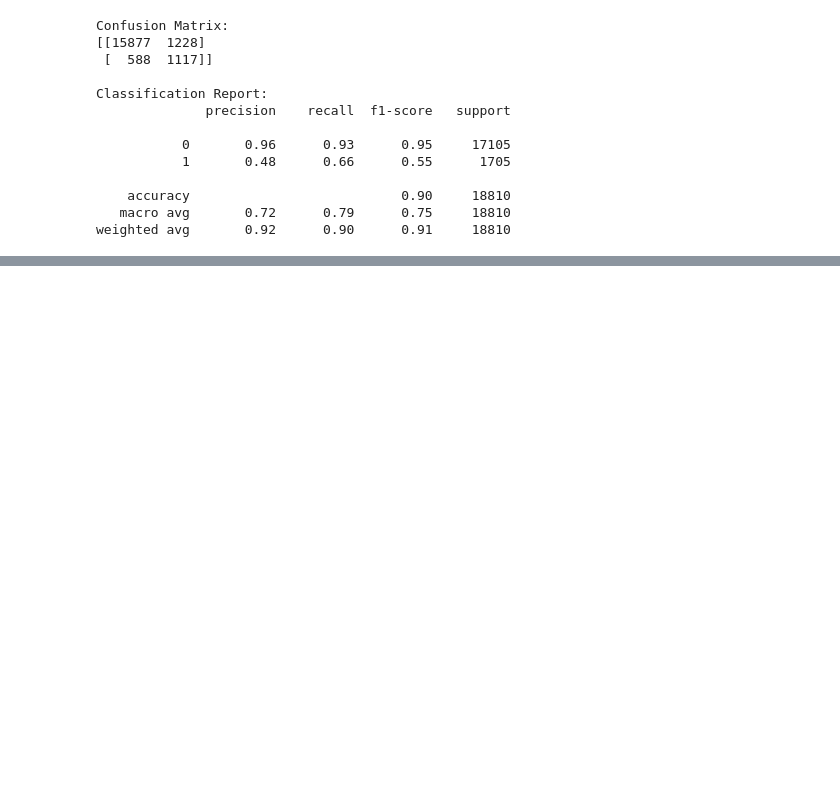
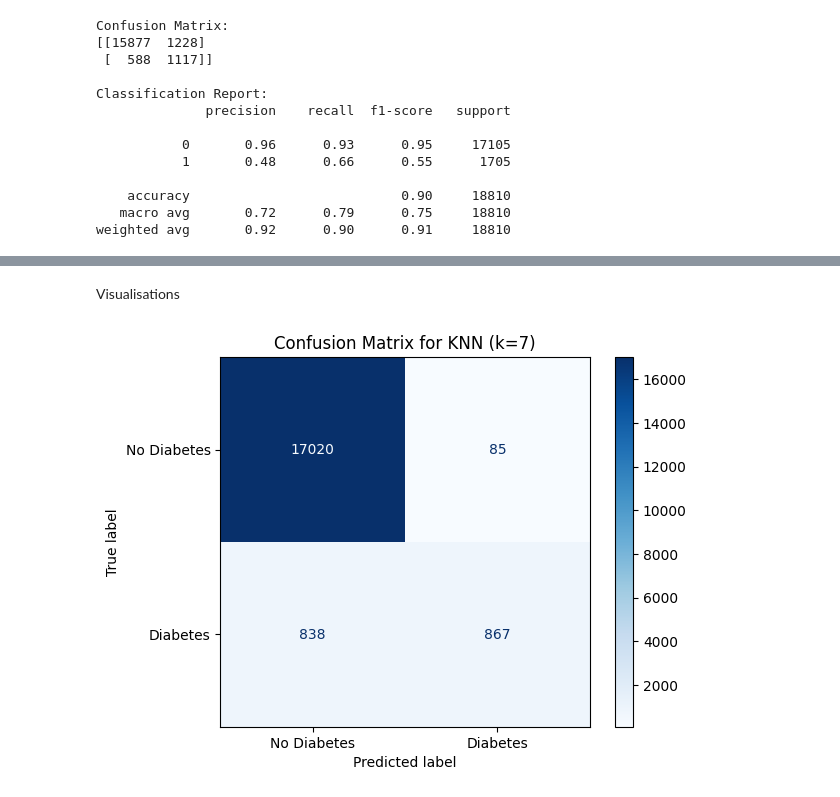
Before and after one commit to alankriti-dubey/DIC-Project, a Jupyter notebook: src/DIC_phase2-checkpoint.ipynb, the cells around one changed output, grey strips where cells are left out. Drawn from its saved outputs; the diff is of its cells as text; code cells hidden in the pictures; blank space fills up the shorter version.

```diff
--- a/src/DIC_phase2-checkpoint.ipynb
+++ b/src/DIC_phase2-checkpoint.ipynb
@@ -357,0 +495,12 @@ plot_decision_boundary(nb_pca_model, X_test_pca, y_test, title='Naive Bayes Deci
+# %% [markdown]
+Visualisations
+# %%
+# Confusion matrix for best K
+cm_knn = confusion_matrix(y_test_knn, y_pred_best_knn)
+disp_knn = ConfusionMatrixDisplay(confusion_matrix=cm_knn, display_labels=['No Diabetes', 'Diabetes'])
+
+disp_knn.plot(cmap=plt.cm.Blues)
+plt.title(f'Confusion Matrix for KNN (k={best_k})')
+plt.show()
+# %% [output]
+[figure, added]
```
Also changed, not shown: parts of 41 cells of this notebook.
